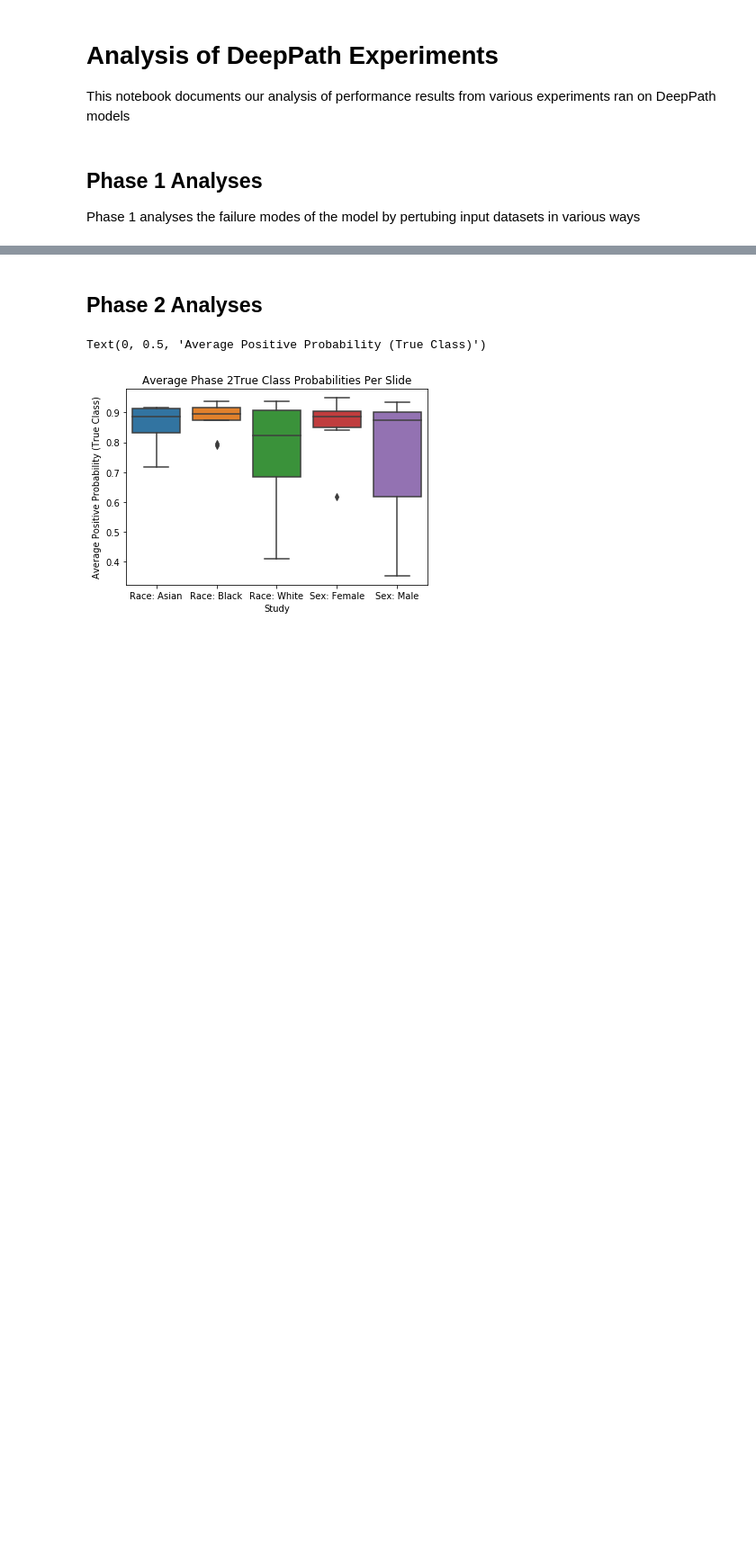
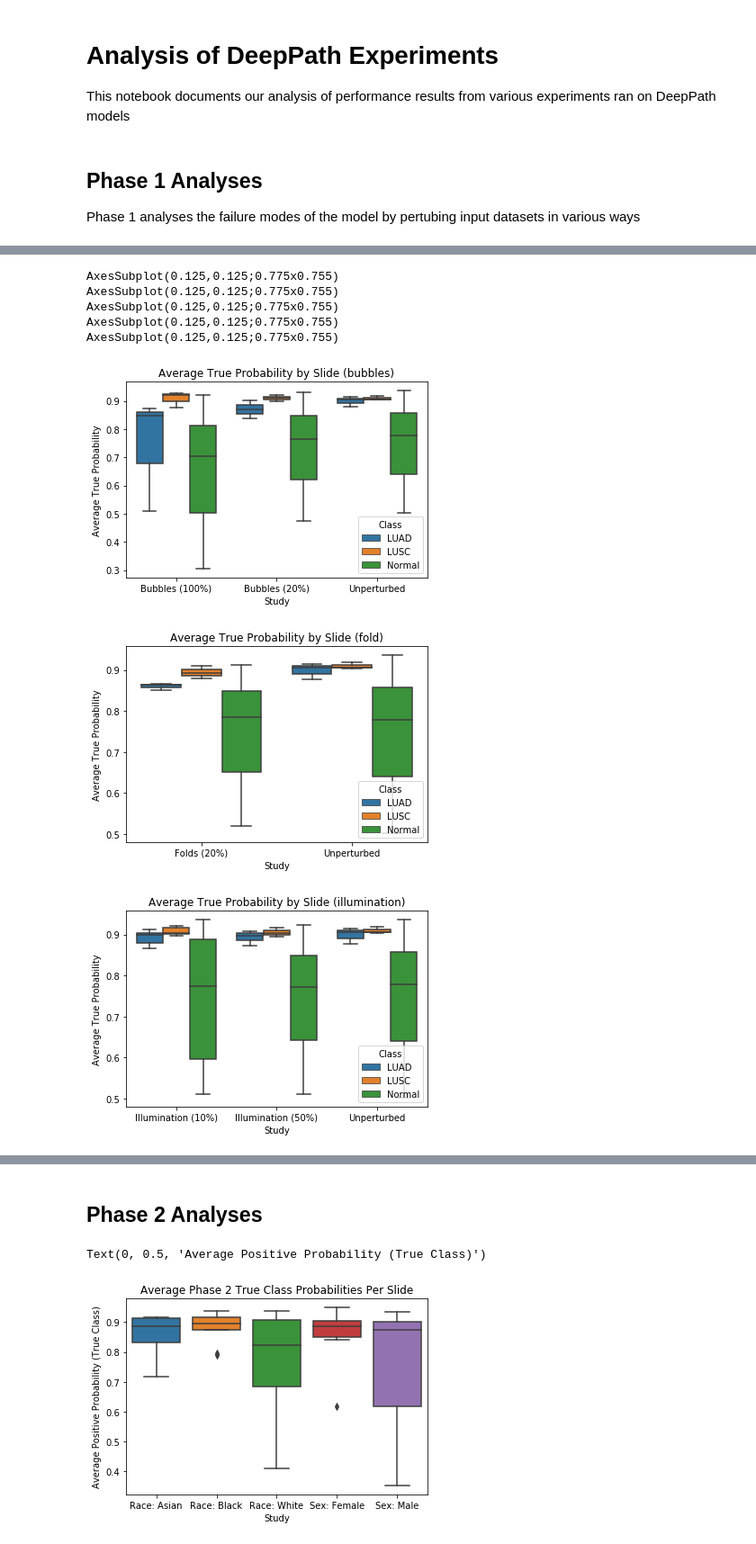
Before and after one commit to Systems-Imaging-Bioinformatics-Lab/histopath_failure_modes, a Jupyter notebook: Results.ipynb, the cells around one changed output, grey strips where cells are left out. Shown at 90% size. Cells and saved outputs as stored; diff of their text form; code cells hidden in the pictures; blank space fills up the shorter version.

```diff
--- a/Results.ipynb
+++ b/Results.ipynb
@@ -38,0 +96,27 @@ phase1_slide_probs = pd.concat({
+# %%
+# Average Slide Probabilities by Class
+for g in groups:
+    plt.figure()
+    fig = sns.boxplot(
+        data=pd.concat([
+            phase1_slide_probs[phase1_slide_probs["group"]==g],
+            ctrl_slide_probs
+        ]),
+        x="study",
+        y="true_av_prob",
+        hue="class"
+    )
+    fig.set_xlabel("Study")
+    fig.set_ylabel("Average True Probability")
+    fig.set_title(f"Average True Probability by Slide ({g})")
+    plt.legend(title="Class",loc=4)
+    print(fig)
+# %% [output]
+AxesSubplot(0.125,0.125;0.775x0.755)
+AxesSubplot(0.125,0.125;0.775x0.755)
+AxesSubplot(0.125,0.125;0.775x0.755)
+AxesSubplot(0.125,0.125;0.775x0.755)
+AxesSubplot(0.125,0.125;0.775x0.755)
+[figure, added]
+[figure, added]
+[figure, added]
```
Also changed, not shown: parts of 15 cells of this notebook.
